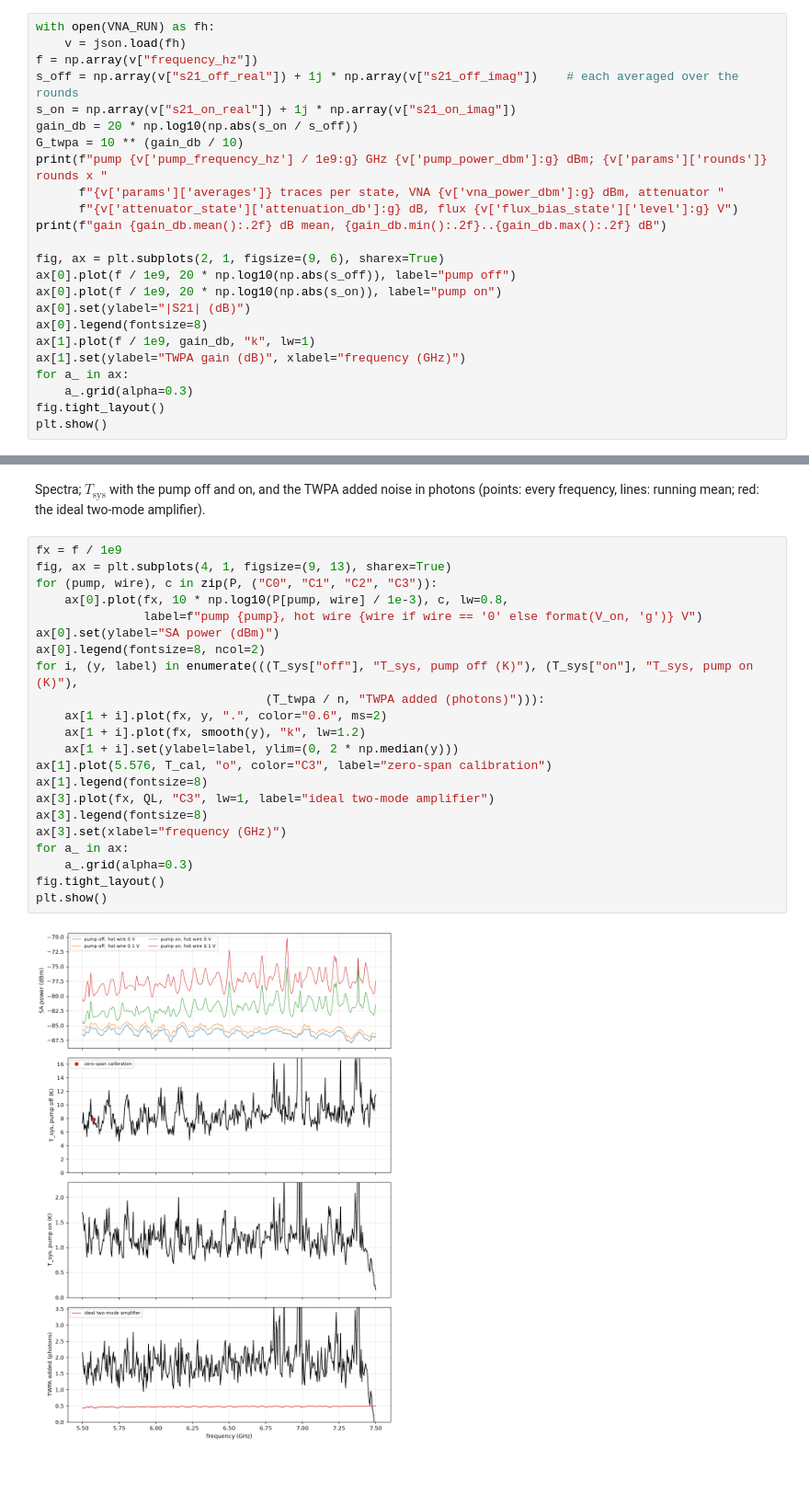
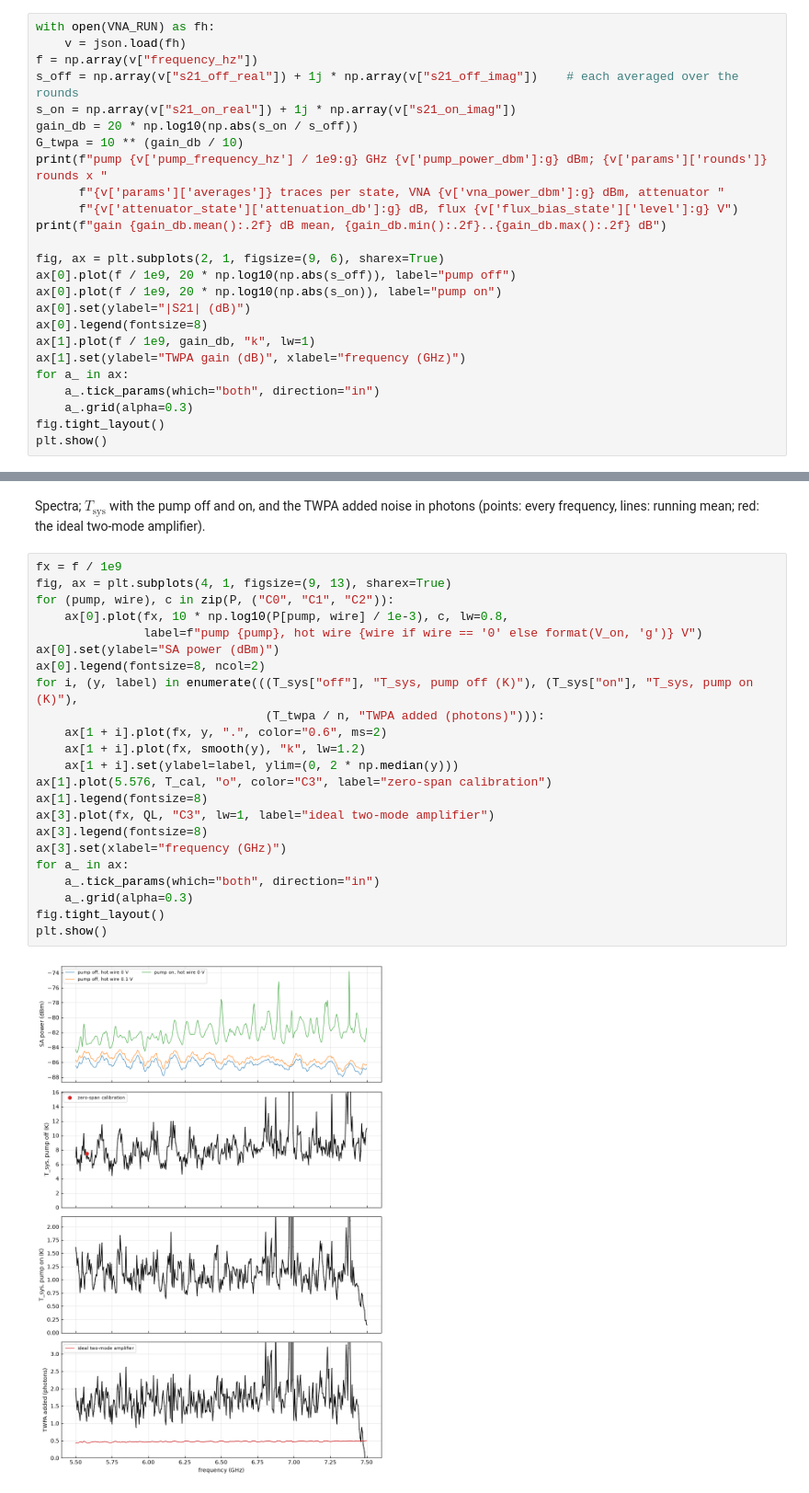
Before and after one commit to lafefspietz/twpa-noise-measurement-fall-2026, a Jupyter notebook: Youngdu_Kim/261020/3_twpa_noise/twpa_noise_span.ipynb, the cells around one changed output, grey strips where cells are left out. Shown at 92% size. Cells and saved outputs as stored; diff of their text form.

```diff
--- a/Youngdu_Kim/261020/3_twpa_noise/twpa_noise_span.ipynb
+++ b/Youngdu_Kim/261020/3_twpa_noise/twpa_noise_span.ipynb
@@ -74,6 +74,7 @@ ax[0].legend(fontsize=8)
 ax[1].plot(f / 1e9, gain_db, "k", lw=1)
 ax[1].set(ylabel="TWPA gain (dB)", xlabel="frequency (GHz)")
 for a_ in ax:
+    a_.tick_params(which="both", direction="in")
     a_.grid(alpha=0.3)
 fig.tight_layout()
 plt.show()
@@ -151,24 +152,25 @@ frequency, lines: running mean; red: the ideal two-mode amplifier).
 # %%
 fx = f / 1e9
 fig, ax = plt.subplots(4, 1, figsize=(9, 13), sharex=True)
-for (pump, wire), c in zip(P, ("C0", "C1", "C2", "C3")):
+for (pump, wire), c in zip(P, ("C0", "C1", "C2")):
     ax[0].plot(fx, 10 * np.log10(P[pump, wire] / 1e-3), c, lw=0.8,
                label=f"pump {pump}, hot wire {wire if wire == '0' else format(V_on, 'g')} V")
 ax[0].set(ylabel="SA power (dBm)")
 ax[0].legend(fontsize=8, ncol=2)
 for i, (y, label) in enumerate(((T_sys["off"], "T_sys, pump off (K)"), (T_sys["on"], "T_sys, pump on (K)"),
                                 (T_twpa / n, "TWPA added (photons)"))):
     ax[1 + i].plot(fx, y, ".", color="0.6", ms=2)
     ax[1 + i].plot(fx, smooth(y), "k", lw=1.2)
     ax[1 + i].set(ylabel=label, ylim=(0, 2 * np.median(y)))
 ax[1].plot(5.576, T_cal, "o", color="C3", label="zero-span calibration")
 ax[1].legend(fontsize=8)
 ax[3].plot(fx, QL, "C3", lw=1, label="ideal two-mode amplifier")
 ax[3].legend(fontsize=8)
 ax[3].set(xlabel="frequency (GHz)")
 for a_ in ax:
+    a_.tick_params(which="both", direction="in")
     a_.grid(alpha=0.3)
 fig.tight_layout()
 plt.show()
 # %% [output]
-[figure, old version]
+[figure, new version]
```
Also changed, not shown: parts of 5 cells of this notebook, 20 other files.
